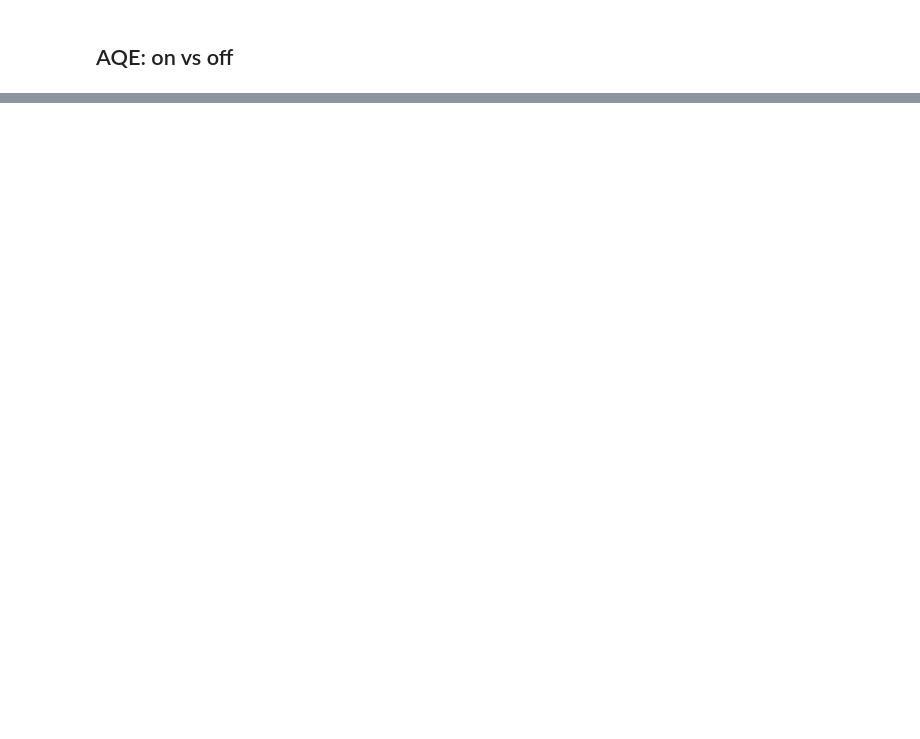
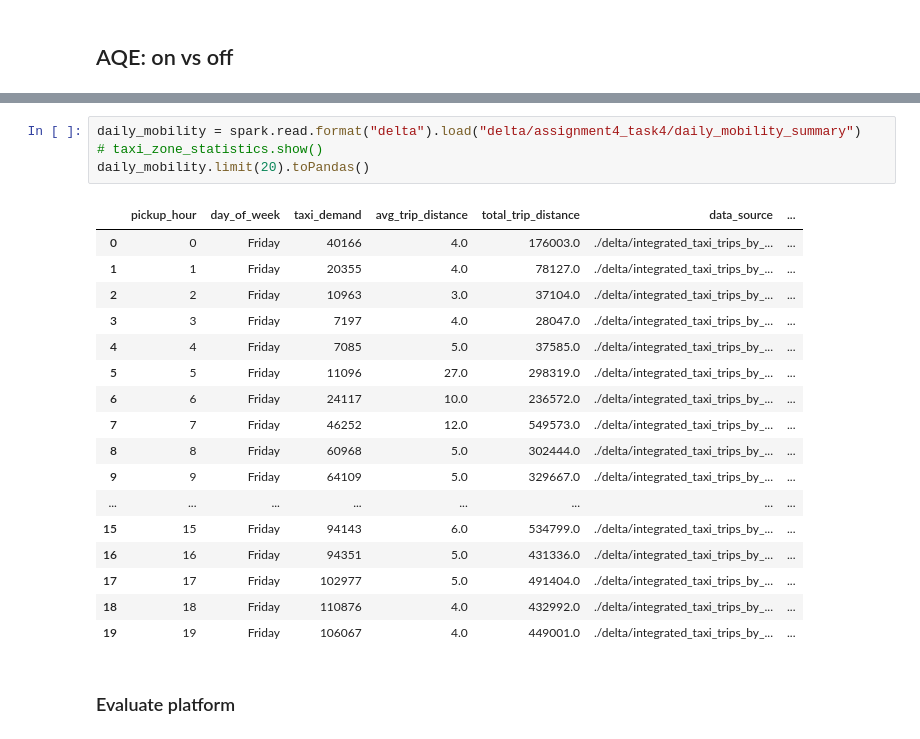
Before and after one commit to Mohammadasfour0743/ID2221_Lab, a Jupyter notebook: Week2.ipynb, the cells around one changed output, grey strips where cells are left out. Drawn from its saved outputs; the diff is of its cells as text; blank space fills up the shorter version.

```diff
--- a/Week2.ipynb
+++ b/Week2.ipynb
@@ -539,0 +749,24 @@ Input [4]: [day_of_week#14046, hour#14043, count#14054L, rank#14059]
+# %%
+daily_mobility = spark.read.format("delta").load("delta/assignment4_task4/daily_mobility_summary")
+# taxi_zone_statistics.show()
+daily_mobility.limit(20).toPandas()
+# %% [output]
+|  | pickup_hour | day_of_week | taxi_demand | avg_trip_distance | total_trip_distance | data_source | ... |
+| 0 | 0 | Friday | 40166 | 4.0 | 176003.0 | ./delta/integrated_taxi_trips_by_... | ... |
+| 1 | 1 | Friday | 20355 | 4.0 | 78127.0 | ./delta/integrated_taxi_trips_by_... | ... |
+| 2 | 2 | Friday | 10963 | 3.0 | 37104.0 | ./delta/integrated_taxi_trips_by_... | ... |
+| 3 | 3 | Friday | 7197 | 4.0 | 28047.0 | ./delta/integrated_taxi_trips_by_... | ... |
+| 4 | 4 | Friday | 7085 | 5.0 | 37585.0 | ./delta/integrated_taxi_trips_by_... | ... |
+| 5 | 5 | Friday | 11096 | 27.0 | 298319.0 | ./delta/integrated_taxi_trips_by_... | ... |
+| 6 | 6 | Friday | 24117 | 10.0 | 236572.0 | ./delta/integrated_taxi_trips_by_... | ... |
+| 7 | 7 | Friday | 46252 | 12.0 | 549573.0 | ./delta/integrated_taxi_trips_by_... | ... |
+| 8 | 8 | Friday | 60968 | 5.0 | 302444.0 | ./delta/integrated_taxi_trips_by_... | ... |
+| 9 | 9 | Friday | 64109 | 5.0 | 329667.0 | ./delta/integrated_taxi_trips_by_... | ... |
+| ... | ... | ... | ... | ... | ... | ... | ... |
+| 15 | 15 | Friday | 94143 | 6.0 | 534799.0 | ./delta/integrated_taxi_trips_by_... | ... |
+| 16 | 16 | Friday | 94351 | 5.0 | 431336.0 | ./delta/integrated_taxi_trips_by_... | ... |
+| 17 | 17 | Friday | 102977 | 5.0 | 491404.0 | ./delta/integrated_taxi_trips_by_... | ... |
+| 18 | 18 | Friday | 110876 | 4.0 | 432992.0 | ./delta/integrated_taxi_trips_by_... | ... |
+| 19 | 19 | Friday | 106067 | 4.0 | 449001.0 | ./delta/integrated_taxi_trips_by_... | ... |
+# %% [markdown]
+### Evaluate platform
```
Also changed, not shown: parts of 25 cells of this notebook, 2 other files.
